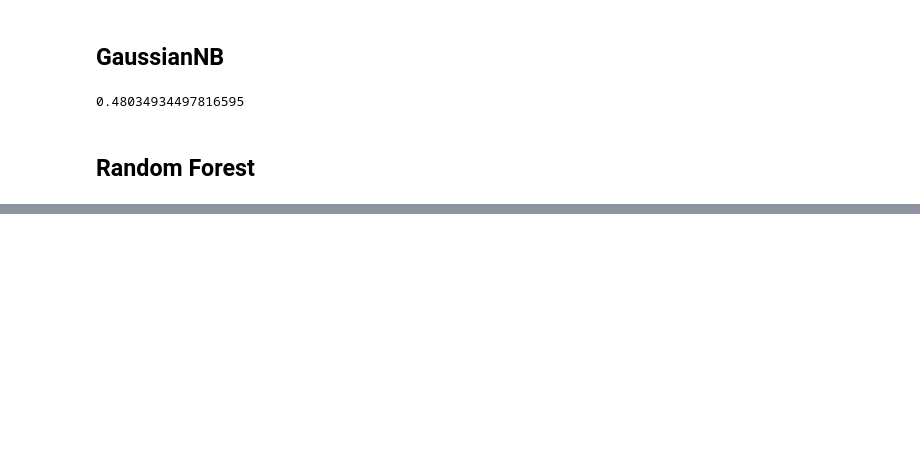
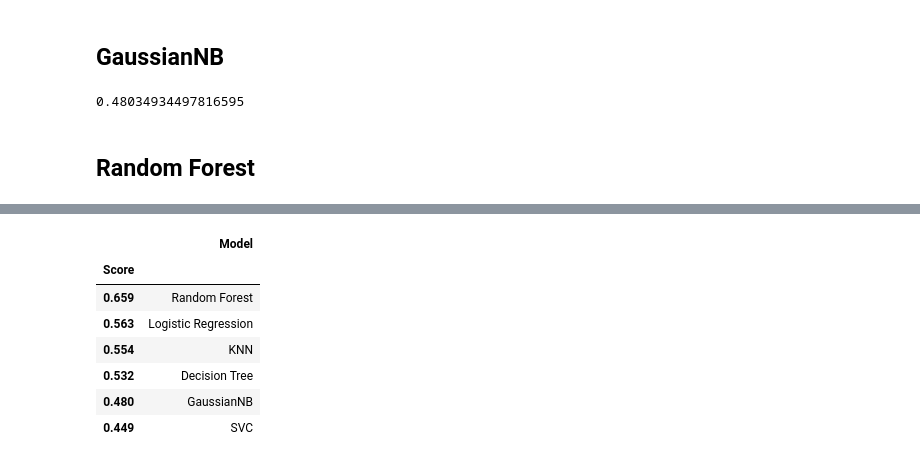
Before and after one commit to Ratheesh1104/WIne-Quality-Predicition, a Jupyter notebook: notebook/MODEL TRAINING.ipynb, the cells around one changed output, grey strips where cells are left out. Drawn from its saved outputs; the diff is of its cells as text; code cells hidden in the pictures; blank space fills up the shorter version.

Commit message:
eda and model trainig

```diff
--- a/notebook/MODEL TRAINING.ipynb
+++ b/notebook/MODEL TRAINING.ipynb
@@ -118,0 +124,17 @@ from sklearn.xbg
+# %%
+results = pd.DataFrame({
+    'Model': ['Logistic Regression','KNN', 'SVC','Decision Tree' ,'GaussianNB','Random Forest'],
+    'Score': [0.563,0.554,0.449,0.532,0.480,0.659]})
+
+result_df = results.sort_values(by='Score', ascending=False)
+result_df = result_df.set_index('Score')
+result_df
+# %% [output]
+|  | Model |
+| Score |  |
+| 0.659 | Random Forest |
+| 0.563 | Logistic Regression |
+| 0.554 | KNN |
+| 0.532 | Decision Tree |
+| 0.480 | GaussianNB |
+| 0.449 | SVC |
```
Also changed, not shown: parts of 6 cells of this notebook.
